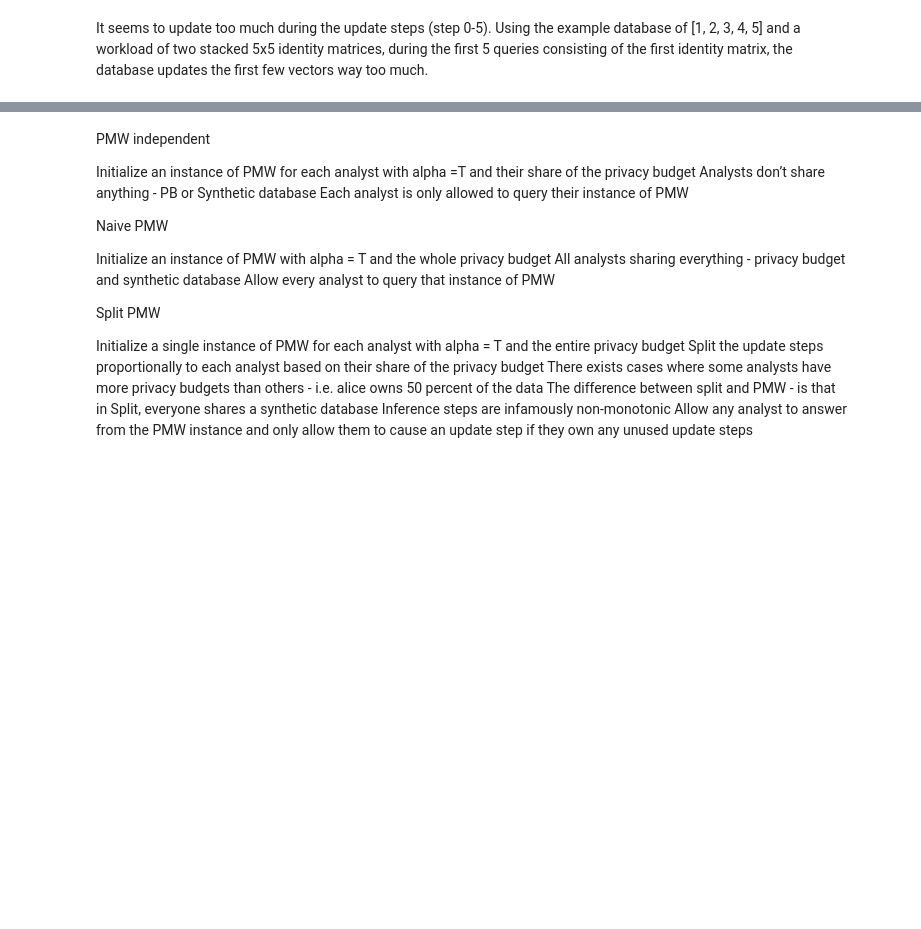
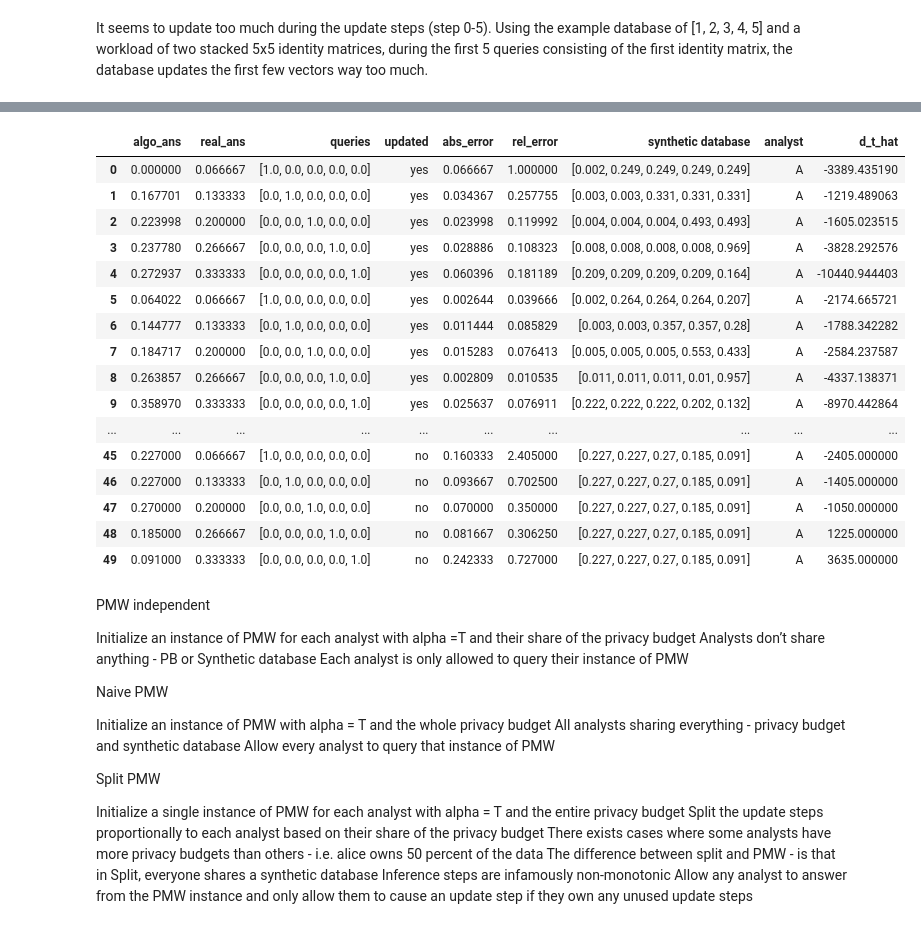
Before and after one commit to yikai-wu/Multi-Analyst-DP, a Jupyter notebook: src/online/pmw-versions.ipynb, the cells around one changed output, grey strips where cells are left out. Saved outputs shown, nothing was run; the diff lists cells and outputs as text; code cells hidden in the pictures; blank space fills up the shorter version.

```diff
--- a/src/online/pmw-versions.ipynb
+++ b/src/online/pmw-versions.ipynb
@@ -766,3 +991,24 @@ total_k=16
+# %%
+pmw_naive(fiftyq,
+     x_example, ['A'] * 50, eps=.1, T=40, total_k = 25)
+# %% [output]
+|  | algo_ans | real_ans | queries | updated | abs_error | rel_error | synthetic database | analyst | d_t_hat |
+| 0 | 0.000000 | 0.066667 | [1.0, 0.0, 0.0, 0.0, 0.0] | yes | 0.066667 | 1.000000 | [0.002, 0.249, 0.249, 0.249, 0.249] | A | -3389.435190 |
+| 1 | 0.167701 | 0.133333 | [0.0, 1.0, 0.0, 0.0, 0.0] | yes | 0.034367 | 0.257755 | [0.003, 0.003, 0.331, 0.331, 0.331] | A | -1219.489063 |
+| 2 | 0.223998 | 0.200000 | [0.0, 0.0, 1.0, 0.0, 0.0] | yes | 0.023998 | 0.119992 | [0.004, 0.004, 0.004, 0.493, 0.493] | A | -1605.023515 |
+| 3 | 0.237780 | 0.266667 | [0.0, 0.0, 0.0, 1.0, 0.0] | yes | 0.028886 | 0.108323 | [0.008, 0.008, 0.008, 0.008, 0.969] | A | -3828.292576 |
+| 4 | 0.272937 | 0.333333 | [0.0, 0.0, 0.0, 0.0, 1.0] | yes | 0.060396 | 0.181189 | [0.209, 0.209, 0.209, 0.209, 0.164] | A | -10440.944403 |
+| 5 | 0.064022 | 0.066667 | [1.0, 0.0, 0.0, 0.0, 0.0] | yes | 0.002644 | 0.039666 | [0.002, 0.264, 0.264, 0.264, 0.207] | A | -2174.665721 |
+| 6 | 0.144777 | 0.133333 | [0.0, 1.0, 0.0, 0.0, 0.0] | yes | 0.011444 | 0.085829 | [0.003, 0.003, 0.357, 0.357, 0.28] | A | -1788.342282 |
+| 7 | 0.184717 | 0.200000 | [0.0, 0.0, 1.0, 0.0, 0.0] | yes | 0.015283 | 0.076413 | [0.005, 0.005, 0.005, 0.553, 0.433] | A | -2584.237587 |
+| 8 | 0.263857 | 0.266667 | [0.0, 0.0, 0.0, 1.0, 0.0] | yes | 0.002809 | 0.010535 | [0.011, 0.011, 0.011, 0.01, 0.957] | A | -4337.138371 |
+| 9 | 0.358970 | 0.333333 | [0.0, 0.0, 0.0, 0.0, 1.0] | yes | 0.025637 | 0.076911 | [0.222, 0.222, 0.222, 0.202, 0.132] | A | -8970.442864 |
+| ... | ... | ... | ... | ... | ... | ... | ... | ... | ... |
+| 45 | 0.227000 | 0.066667 | [1.0, 0.0, 0.0, 0.0, 0.0] | no | 0.160333 | 2.405000 | [0.227, 0.227, 0.27, 0.185, 0.091] | A | -2405.000000 |
+| 46 | 0.227000 | 0.133333 | [0.0, 1.0, 0.0, 0.0, 0.0] | no | 0.093667 | 0.702500 | [0.227, 0.227, 0.27, 0.185, 0.091] | A | -1405.000000 |
+| 47 | 0.270000 | 0.200000 | [0.0, 0.0, 1.0, 0.0, 0.0] | no | 0.070000 | 0.350000 | [0.227, 0.227, 0.27, 0.185, 0.091] | A | -1050.000000 |
+| 48 | 0.185000 | 0.266667 | [0.0, 0.0, 0.0, 1.0, 0.0] | no | 0.081667 | 0.306250 | [0.227, 0.227, 0.27, 0.185, 0.091] | A | 1225.000000 |
+| 49 | 0.091000 | 0.333333 | [0.0, 0.0, 0.0, 0.0, 1.0] | no | 0.242333 | 0.727000 | [0.227, 0.227, 0.27, 0.185, 0.091] | A | 3635.000000 |
 # %% [markdown]
 PMW independent
 
```
Also changed, not shown: parts of 27 cells of this notebook, 6 other files.
